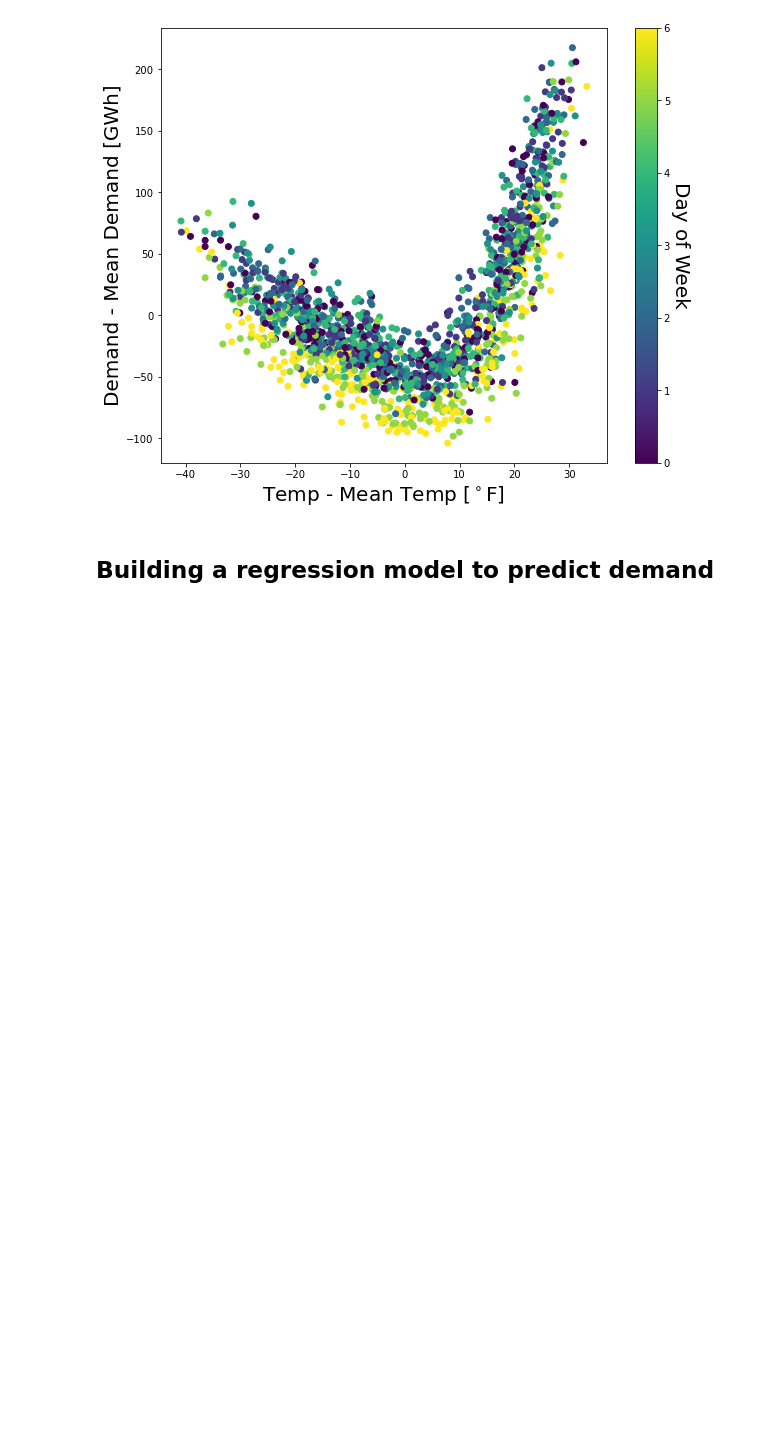
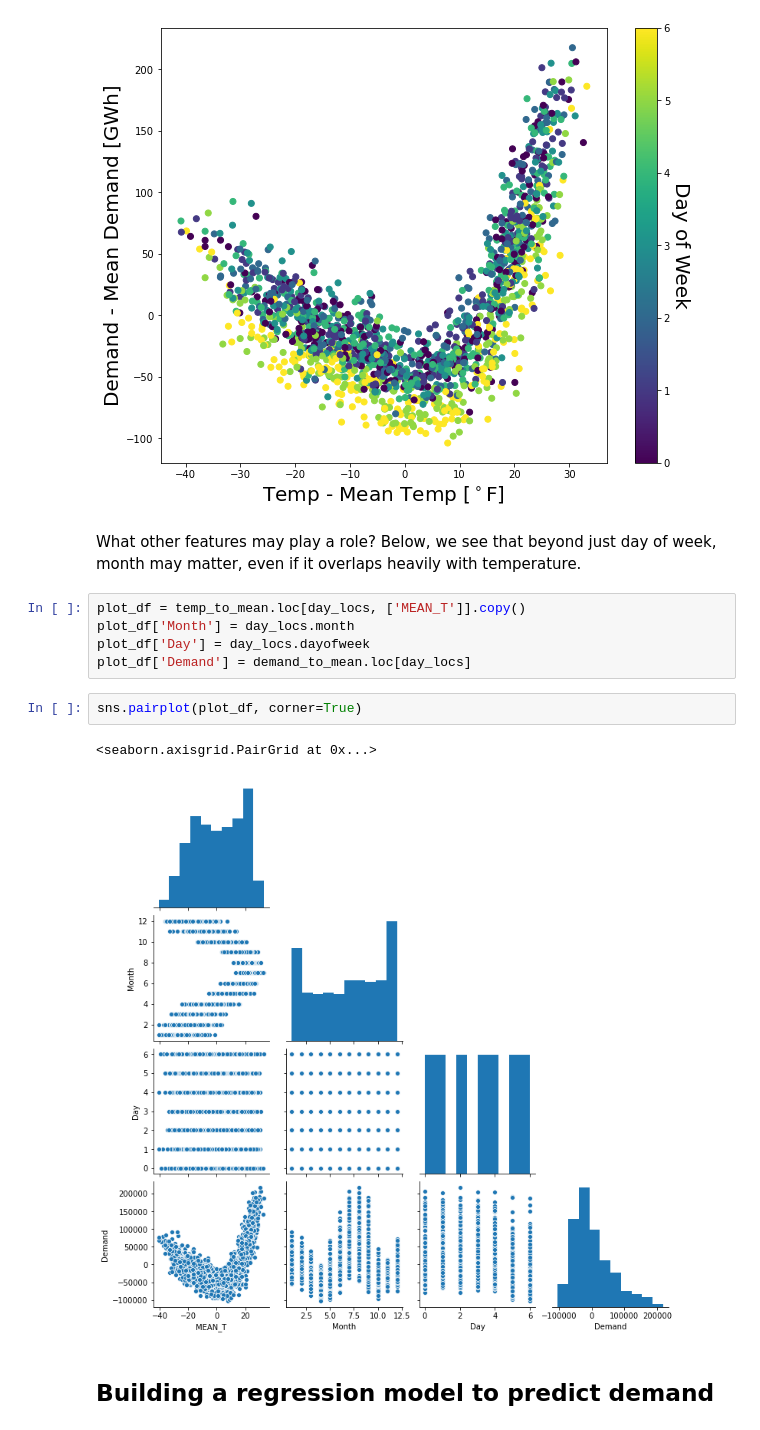
Before and after one commit to emapple/social, a Jupyter notebook: Weather_vs_demand.ipynb, the cells around one changed output. Drawn from its saved outputs; the diff is of its cells as text; blank space fills up the shorter version.

```diff
--- a/Weather_vs_demand.ipynb
+++ b/Weather_vs_demand.ipynb
@@ -137,6 +153,18 @@ ax.set_ylabel('Demand - Mean Demand [GWh]', fontsize=20)
 # %% [output]
 Text(0, 0.5, 'Demand - Mean Demand [GWh]')
 [figure]
+# %% [markdown]
+What other features may play a role? Below, we see that beyond just day of week, month may matter, even if it overlaps heavily with temperature.
+# %%
+plot_df = temp_to_mean.loc[day_locs, ['MEAN_T']].copy()
+plot_df['Month'] = day_locs.month
+plot_df['Day'] = day_locs.dayofweek
+plot_df['Demand'] = demand_to_mean.loc[day_locs]
+# %%
+sns.pairplot(plot_df, corner=True)
+# %% [output]
+<seaborn.axisgrid.PairGrid at 0x...>
+[figure, added]
 # %% [markdown]
 ## Building a regression model to predict demand
 # %% [markdown]
```
Also changed, not shown: parts of 9 cells of this notebook.
